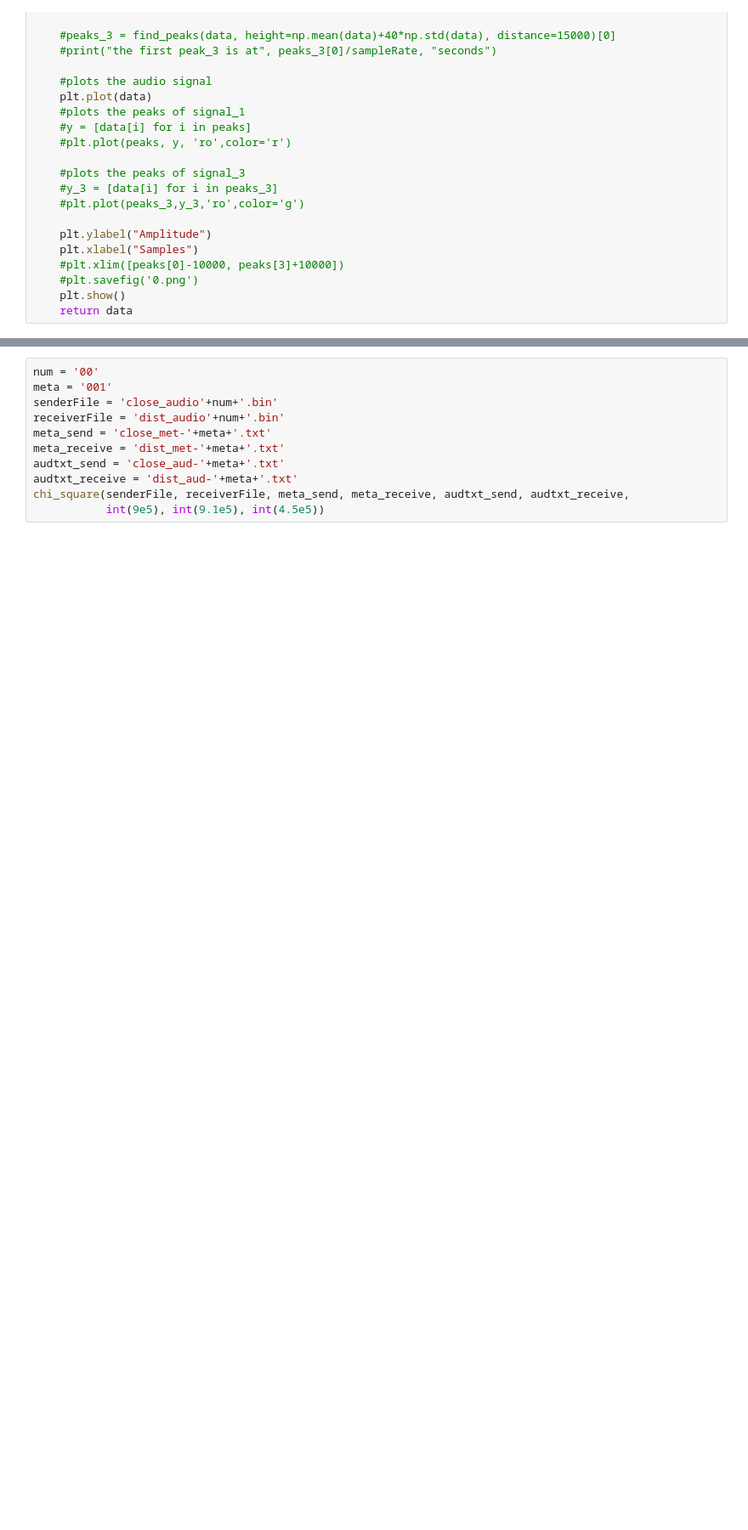
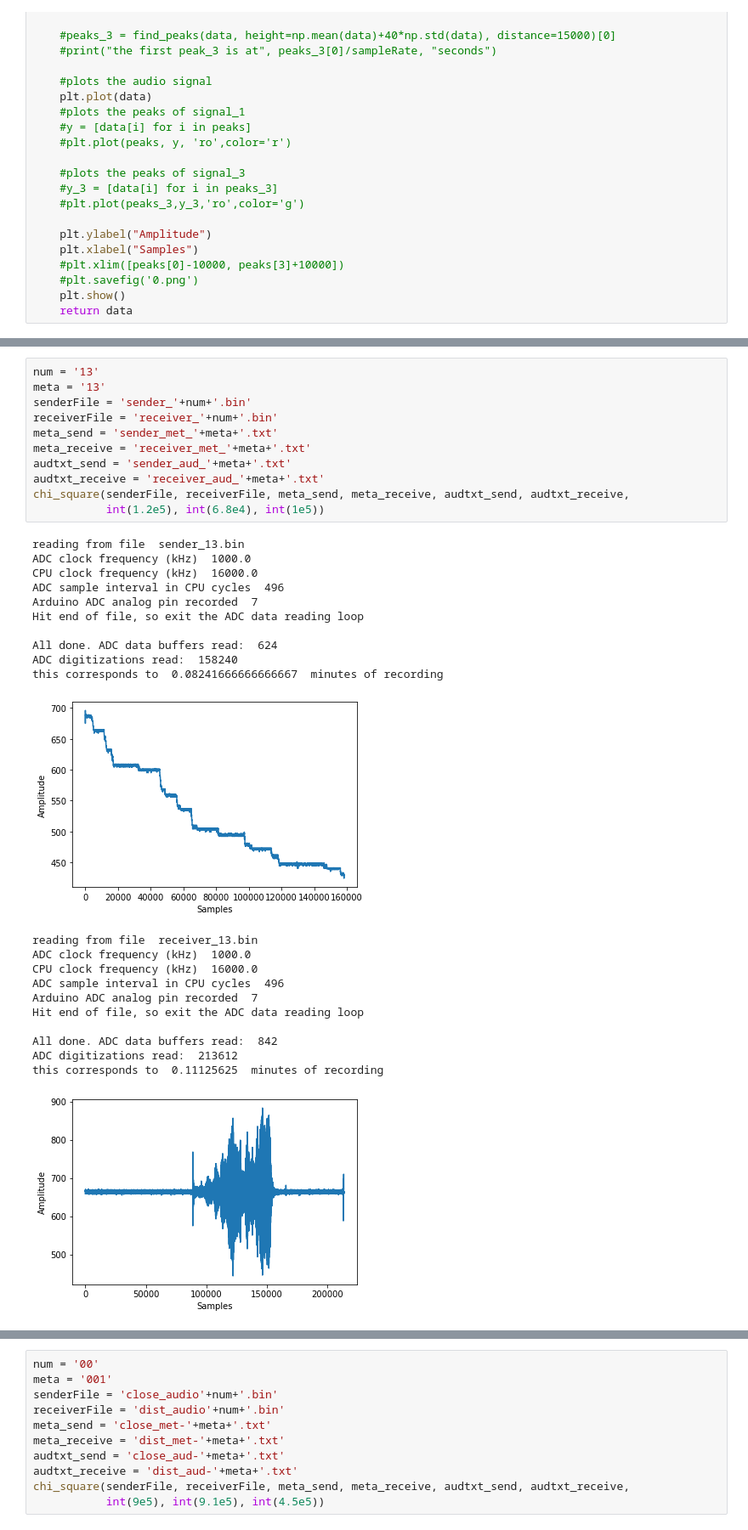
Before and after one commit to abyssmu/Phys398-Datalogger, a Jupyter notebook: Analysis/analysis.ipynb, the cells around one changed output, grey strips where cells are left out. Shown at 85% size. Saved outputs shown, nothing was run; the diff lists cells and outputs as text; blank space fills up the shorter version.

```diff
--- a/Analysis/analysis.ipynb
+++ b/Analysis/analysis.ipynb
@@ -179,0 +362,34 @@ def chi_square(senderFile, receiverFile, meta_send, meta_receive, audtxt_send, a
+# %%
+num = '13'
+meta = '13'
+senderFile = 'sender_'+num+'.bin'
+receiverFile = 'receiver_'+num+'.bin'
+meta_send = 'sender_met_'+meta+'.txt'
+meta_receive = 'receiver_met_'+meta+'.txt'
+audtxt_send = 'sender_aud_'+meta+'.txt'
+audtxt_receive = 'receiver_aud_'+meta+'.txt'
+chi_square(senderFile, receiverFile, meta_send, meta_receive, audtxt_send, audtxt_receive,
+           int(1.2e5), int(6.8e4), int(1e5))
+# %% [output]
+reading from file  sender_13.bin
+ADC clock frequency (kHz)  1000.0
+CPU clock frequency (kHz)  16000.0
+ADC sample interval in CPU cycles  496
+Arduino ADC analog pin recorded  7
+Hit end of file, so exit the ADC data reading loop
+
+All done. ADC data buffers read:  624
+ADC digitizations read:  158240
+this corresponds to  0.08241666666666667  minutes of recording
+[figure, added]
+reading from file  receiver_13.bin
+ADC clock frequency (kHz)  1000.0
+CPU clock frequency (kHz)  16000.0
+ADC sample interval in CPU cycles  496
+Arduino ADC analog pin recorded  7
+Hit end of file, so exit the ADC data reading loop
+
+All done. ADC data buffers read:  842
+ADC digitizations read:  213612
+this corresponds to  0.11125625  minutes of recording
+[figure, added]
```
Also changed, not shown: parts of 7 cells of this notebook.
